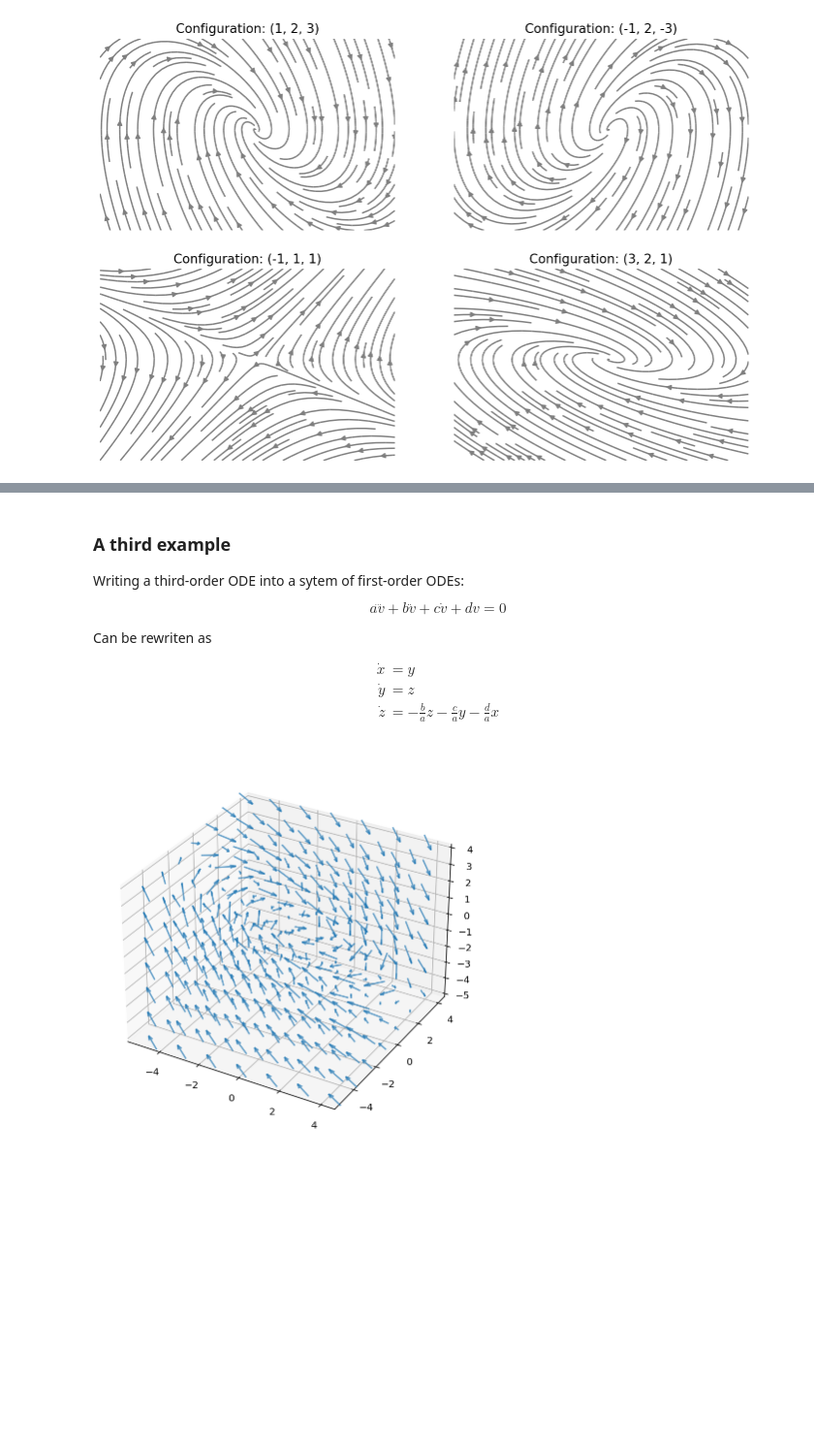
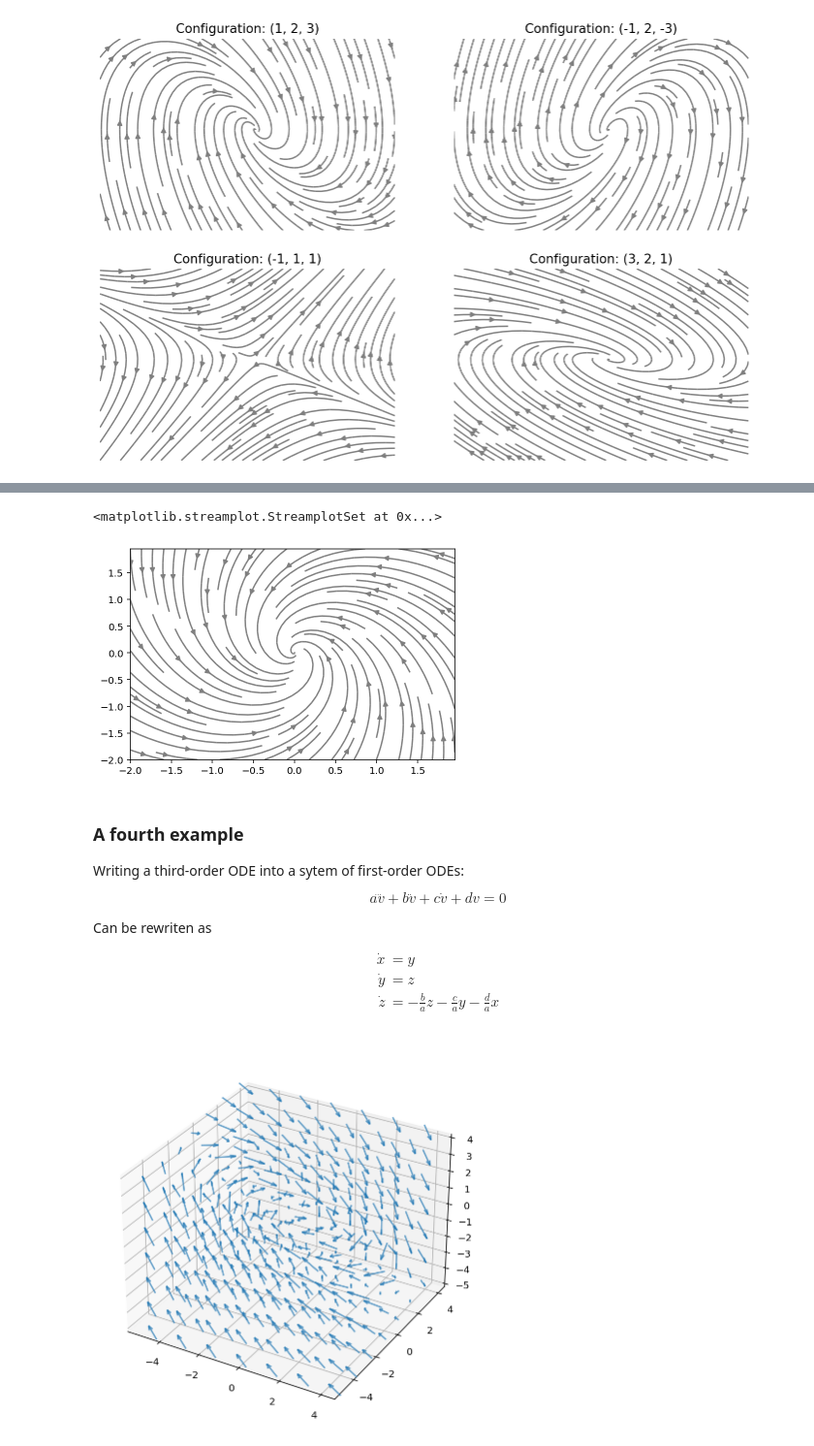
Before and after one commit to gerdm/QMUL, a Jupyter notebook: MTH744P-dynamical-systems/l01-vector-fields.ipynb, the cells around one changed output, grey strips where cells are left out. Shown at 97% size. Saved outputs shown, nothing was run; the diff lists cells and outputs as text; code cells hidden in the pictures; blank space fills up the shorter version.

Commit message:
MTH744P-mod: add vector field example

```diff
--- a/MTH744P-dynamical-systems/l01-vector-fields.ipynb
+++ b/MTH744P-dynamical-systems/l01-vector-fields.ipynb
@@ -88,5 +96,17 @@ for (a, b, c), axi in zip(configurations, ax):
+# %%
+Y, X = np.mgrid[-2:2:0.05, -2:2:0.05]
+A = np.array([
+    [-1, -1],
+    [2, -1]
+])
+X_dot, Y_dot = np.einsum("ij,jnm->inm", A, np.concatenate((X[None, ...], Y[None, ...]), axis=0))
+
+plt.streamplot(X, Y, X_dot, Y_dot, color="tab:gray")
+# %% [output]
+<matplotlib.streamplot.StreamplotSet at 0x...>
+[figure, added]
 # %% [markdown]
-### A third example
+### A fourth example
 
 Writing a third-order ODE into a sytem of first-order ODEs:
 
```
Also changed, not shown: parts of 1 cell of this notebook.
